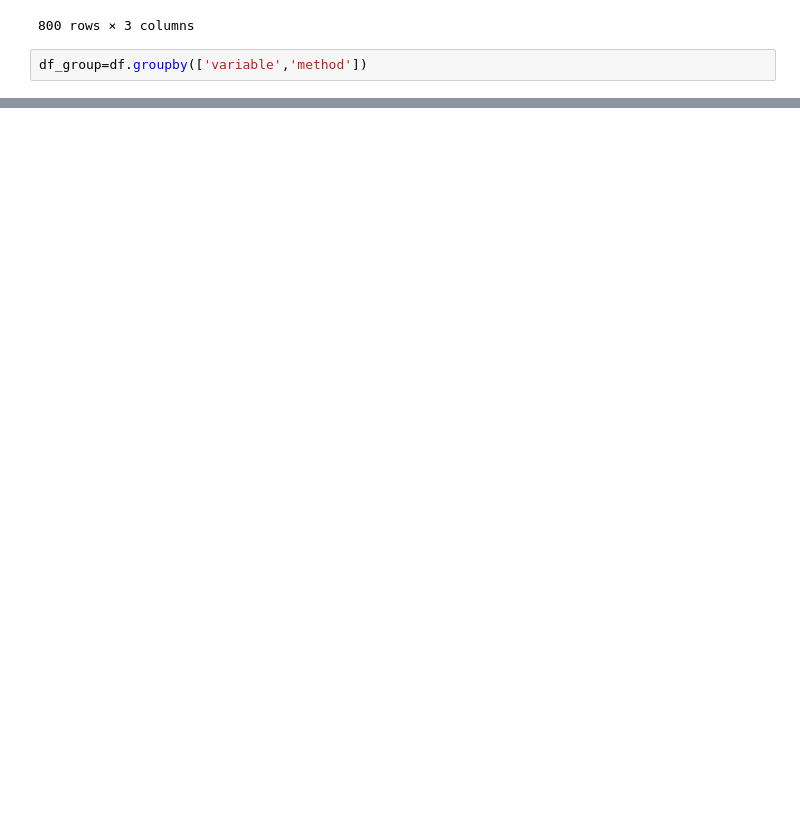
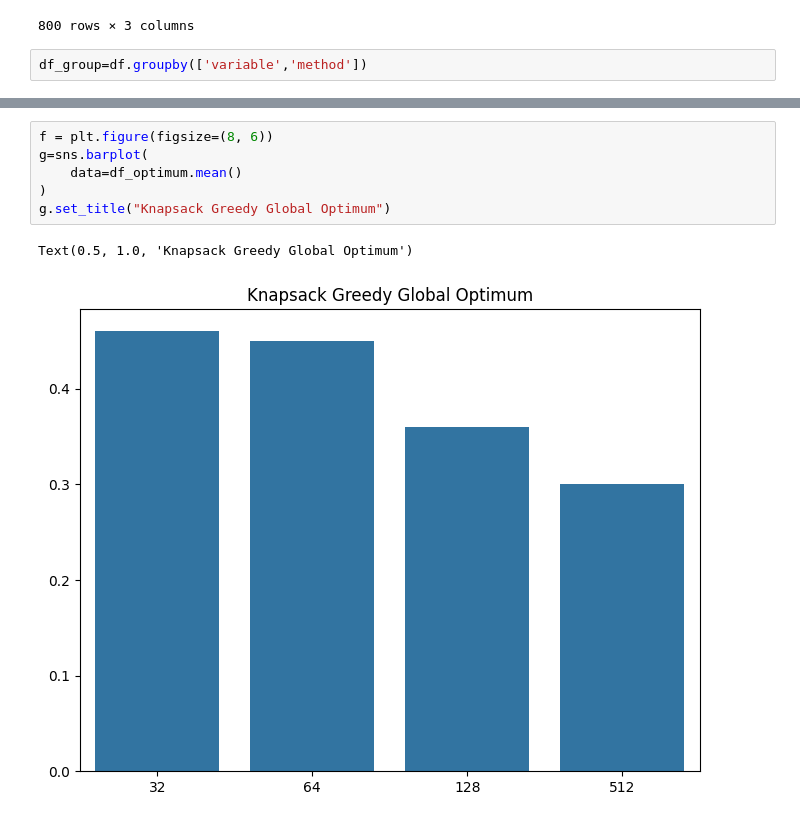
Before and after one commit to sherna90/analisis_algoritmos, a Jupyter notebook: 7.-problema_mochila.ipynb, the cells around one changed output, grey strips where cells are left out. Cells and saved outputs as stored; diff of their text form; blank space fills up the shorter version.

```diff
--- a/7.-problema_mochila.ipynb
+++ b/7.-problema_mochila.ipynb
@@ -295,0 +292,9 @@ Text(0.5, 1.0, 'Knapsack Greedy/Dynamic Programming')
+# %%
+f = plt.figure(figsize=(8, 6))
+g=sns.barplot(
+    data=df_optimum.mean()
+)
+g.set_title("Knapsack Greedy Global Optimum")
+# %% [output]
+Text(0.5, 1.0, 'Knapsack Greedy Global Optimum')
+[figure, added]
```
Also changed, not shown: parts of 14 cells of this notebook, 1 other file.
